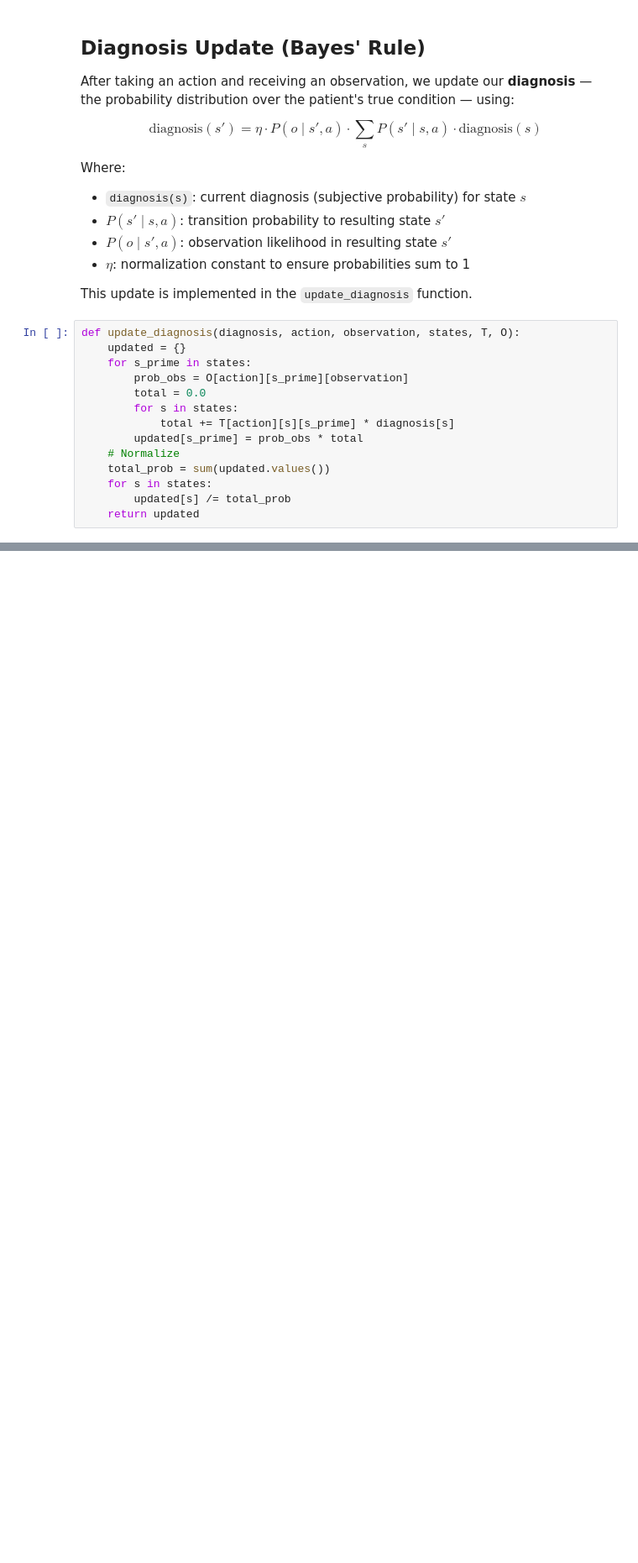
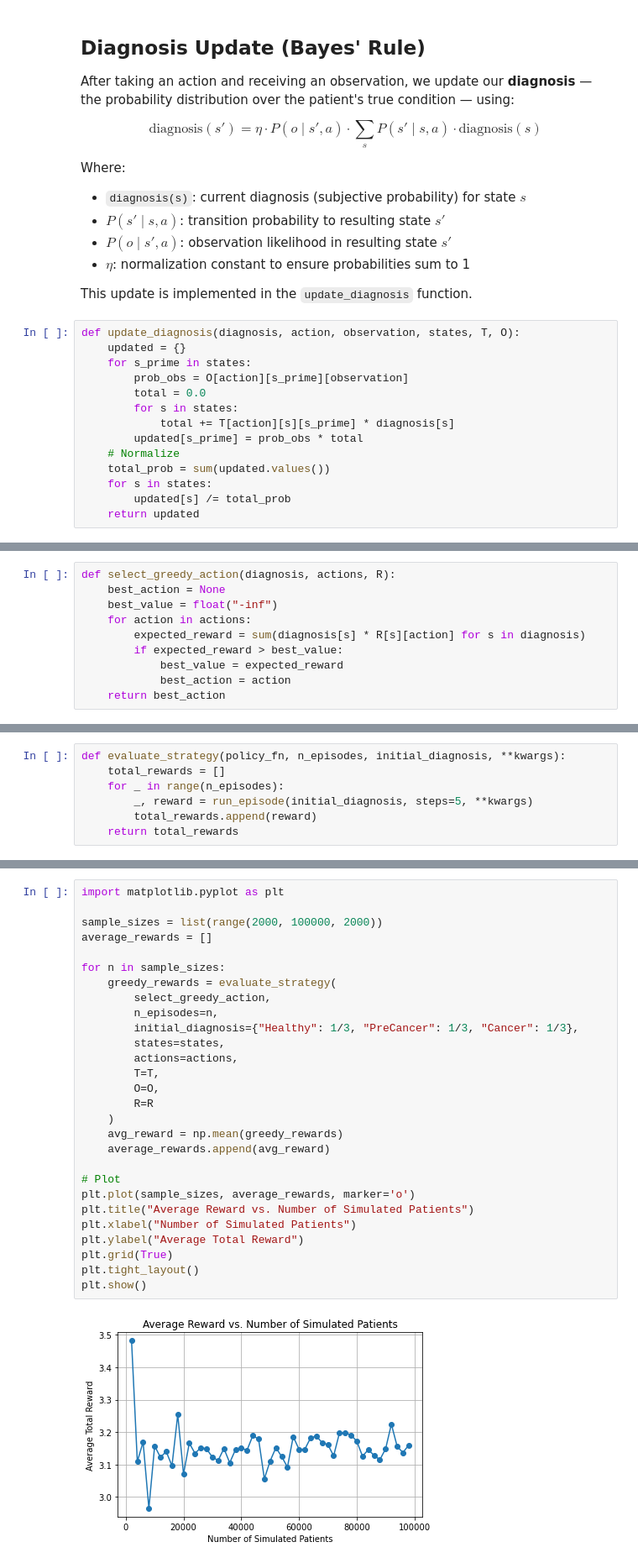
Before and after one commit to mahmoudjahanshahi/pomdp, a Jupyter notebook: demoCase.ipynb, the cells around one changed output, grey strips where cells are left out. Shown at 84% size. Cells and saved outputs as stored; diff of their text form; blank space fills up the shorter version.

Commit message:
simulated and evaluated greedy approach

```diff
--- a/demoCase.ipynb
+++ b/demoCase.ipynb
@@ -207,0 +231,10 @@ Updated diagnosis:
+# %%
+def select_greedy_action(diagnosis, actions, R):
+    best_action = None
+    best_value = float("-inf")
+    for action in actions:
+        expected_reward = sum(diagnosis[s] * R[s][action] for s in diagnosis)
+        if expected_reward > best_value:
+            best_value = expected_reward
+            best_action = action
+    return best_action
@@ -207,0 +381,7 @@ Updated diagnosis:
+# %%
+def evaluate_strategy(policy_fn, n_episodes, initial_diagnosis, **kwargs):
+    total_rewards = []
+    for _ in range(n_episodes):
+        _, reward = run_episode(initial_diagnosis, steps=5, **kwargs)
+        total_rewards.append(reward)
+    return total_rewards
@@ -207,0 +403,30 @@ Updated diagnosis:
+# %%
+import matplotlib.pyplot as plt
+
+sample_sizes = list(range(2000, 100000, 2000))
+average_rewards = []
+
+for n in sample_sizes:
+    greedy_rewards = evaluate_strategy(
+        select_greedy_action,
+        n_episodes=n,
+        initial_diagnosis={"Healthy": 1/3, "PreCancer": 1/3, "Cancer": 1/3},
+        states=states,
+        actions=actions,
+        T=T,
+        O=O,
+        R=R
+    )
+    avg_reward = np.mean(greedy_rewards)
+    average_rewards.append(avg_reward)
+
+# Plot
+plt.plot(sample_sizes, average_rewards, marker='o')
+plt.title("Average Reward vs. Number of Simulated Patients")
+plt.xlabel("Number of Simulated Patients")
+plt.ylabel("Average Total Reward")
+plt.grid(True)
+plt.tight_layout()
+plt.show()
+# %% [output]
+[figure, added]
```
Also changed, not shown: parts of 14 cells of this notebook.
